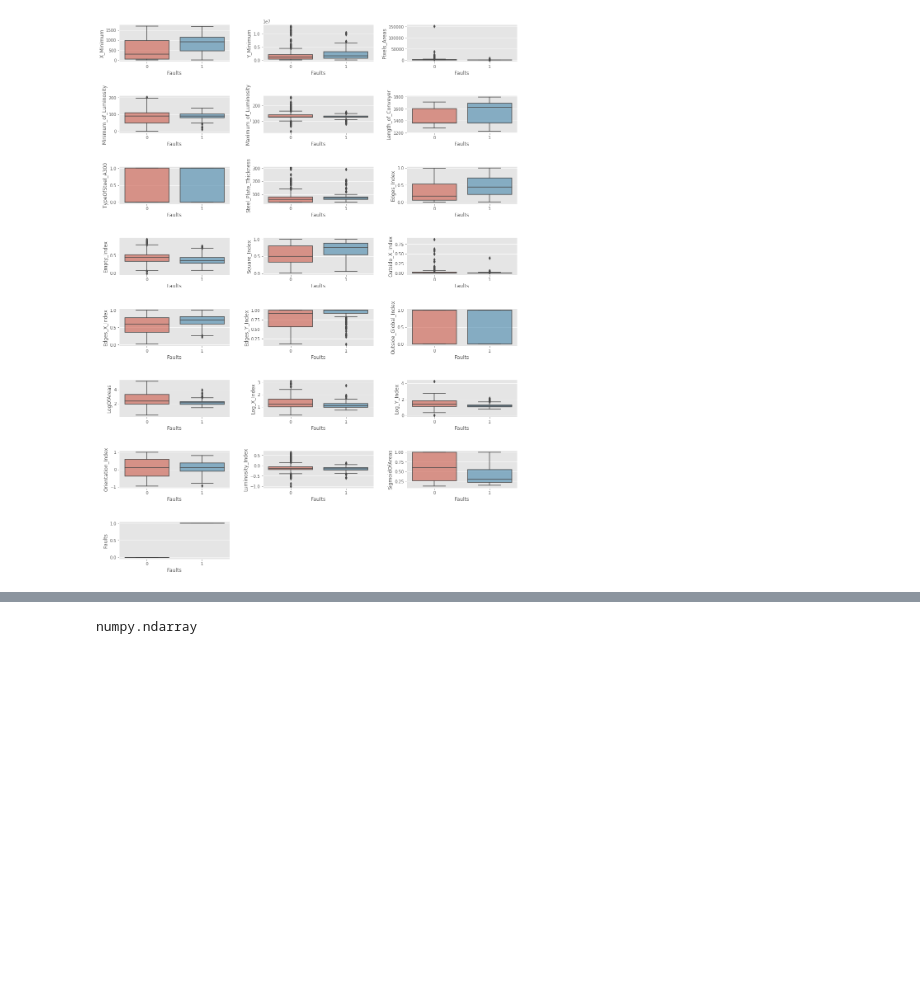
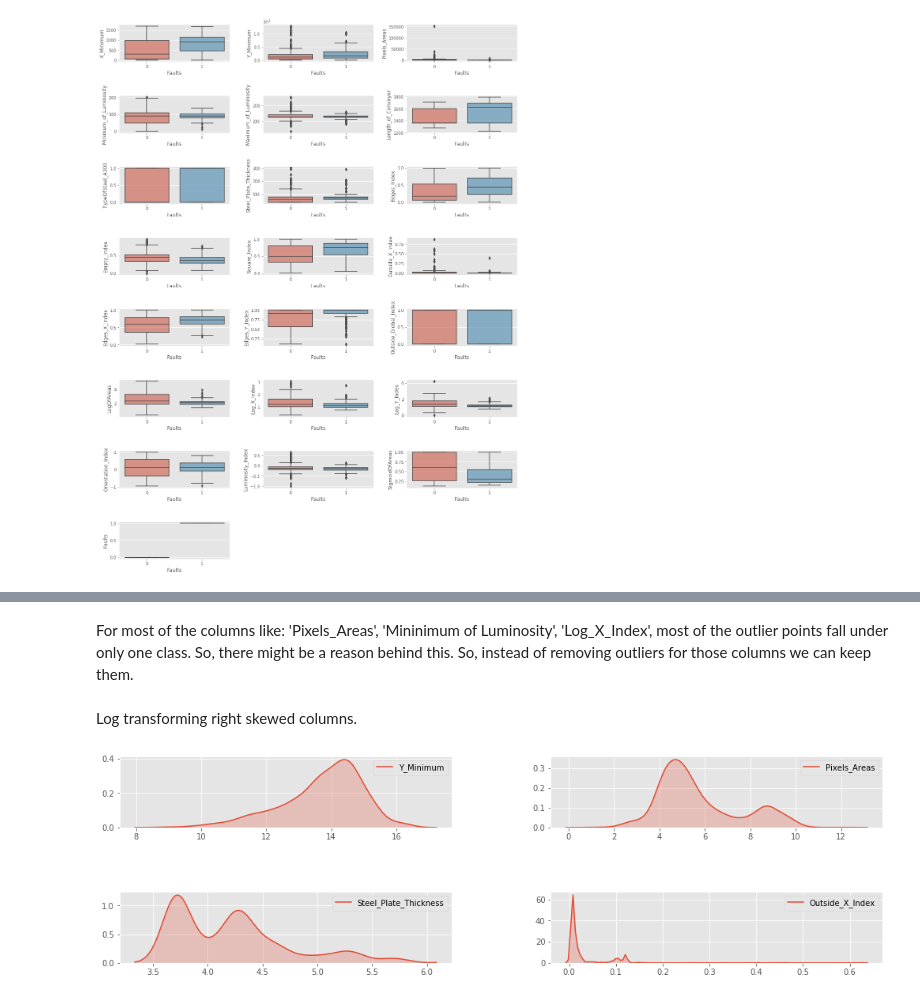
Before and after one commit to prudhvip21/Usecase-Steel_Plate_Fault_Classification, a Jupyter notebook: steel_plate_faults.ipynb, the cells around one changed output, grey strips where cells are left out. Cells and saved outputs as stored; diff of their text form; code cells hidden in the pictures; blank space fills up the shorter version.

```diff
--- a/steel_plate_faults.ipynb
+++ b/steel_plate_faults.ipynb
@@ -134,3 +183,25 @@ plt.show()
+# %% [markdown]
+For most of the columns like: 'Pixels_Areas', 'Mininimum of Luminosity', 'Log_X_Index', most of the outlier points fall under only one class. So, there might be a reason behind this. So, instead of removing outliers for those columns we can keep them.
+# %% [markdown]
+Log transforming right skewed columns.
+# %%
+right_skewed_cols = ['Y_Minimum','Pixels_Areas','Steel_Plate_Thickness', 'Outside_X_Index']
+df[right_skewed_cols] = np.log1p(df[right_skewed_cols])
+# %%
+plt.figure(figsize=(8, 20))
+for i, col in enumerate(right_skewed_cols):
+    plt.subplot(3,2, i+1)
+    sns.kdeplot(df[col], shade = True)
+    #Add transperancy to plots
+    for patch in ax.artists:
+        r, g, b, a = patch.get_facecolor()
+        patch.set_facecolor((r, g, b, 0.6))
+
+#Adjust plots
+plt.subplots_adjust(left=0.125, bottom=0.1, right=1.8, top=0.4, wspace=0.3, hspace=0.9)
+plt.show()
+# %% [output]
+[figure, added]
 # %%
 target = df.Faults.values
 # %%
@@ -143,4 +208,0 @@ df_scaled = scaler.fit_transform(df)
-# %%
-type(target)
-# %% [output]
-numpy.ndarray
```
Also changed, not shown: parts of 55 cells of this notebook.
